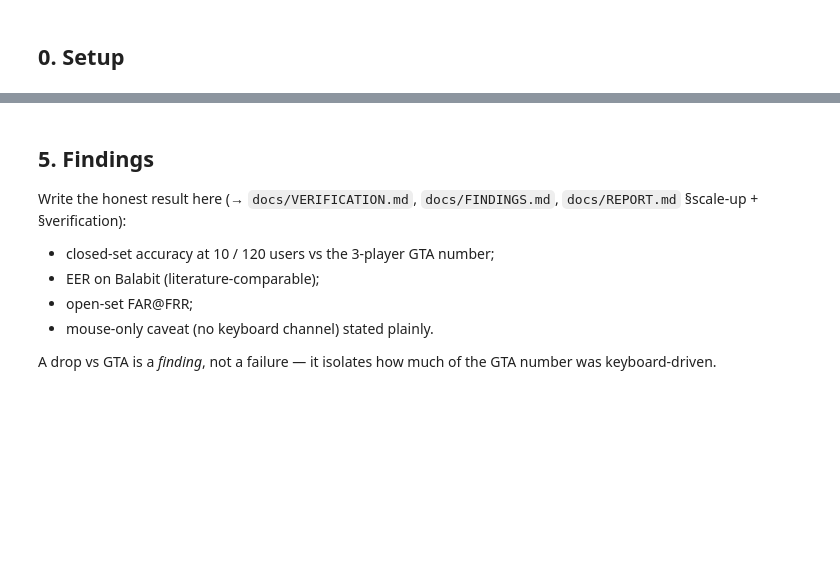
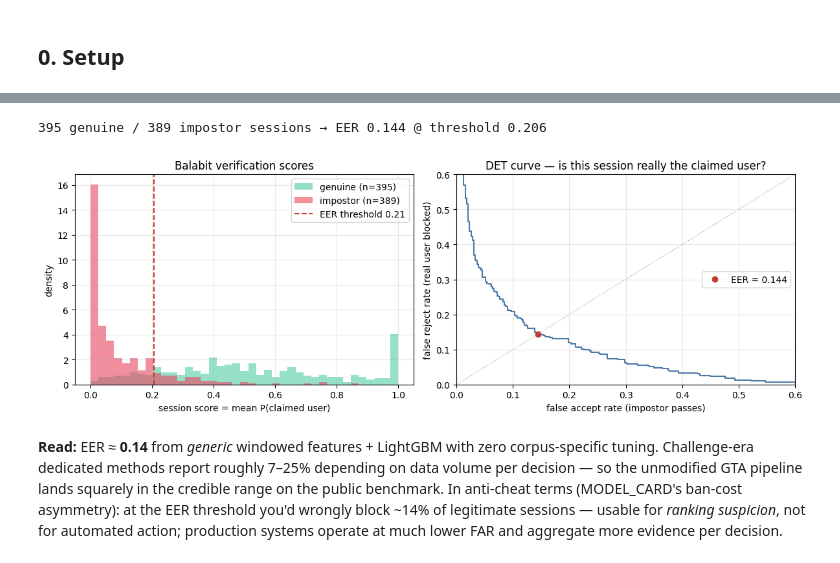
Before and after one commit to Lo1s/behaviorDNA, a Jupyter notebook: notebooks/19_identification_at_scale_public.ipynb, the cells around one changed output, grey strips where cells are left out. Cells and saved outputs as stored; diff of their text form; code cells hidden in the pictures; blank space fills up the shorter version.

```diff
--- a/notebooks/19_identification_at_scale_public.ipynb
+++ b/notebooks/19_identification_at_scale_public.ipynb
@@ -48,13 +131,49 @@ Enrol K users, hold the rest out as **impostors the model has never seen**. Repo
+# %%
+from pipeline.verification import det_curve, eer
+
+feats = windows_frame(adapter.iter_sessions())
+model, scaler, le = fit_classifier(feats)
+
+genuine, impostor = [], []
+for sess, claimed, is_impostor in adapter.iter_test_sessions():
+    wins = session_windows(sess)
+    if wins.empty or claimed not in set(le.classes_):
+        continue
+    proba = predict_proba(model, scaler, wins)
+    score = float(proba[:, int(np.where(le.classes_ == claimed)[0][0])].mean())
+    (impostor if is_impostor else genuine).append(score)
+
+genuine, impostor = np.array(genuine), np.array(impostor)
+e, thr = eer(genuine, impostor)
+print(f"{len(genuine)} genuine / {len(impostor)} impostor sessions → EER {e:.3f} @ threshold {thr:.3f}")
+# %% [output]
+395 genuine / 389 impostor sessions → EER 0.144 @ threshold 0.206
 # %%
-# TODO: max-softmax / score-threshold rejection; FAR @ fixed FRR; sweep the
-# enrolled-vs-unknown split.
+far, frr, _ = det_curve(genuine, impostor)
+
+fig, (ax1, ax2) = plt.subplots(1, 2, figsize=(12, 4.2))
+bins = np.linspace(0, 1, 40)
+ax1.hist(genuine, bins=bins, alpha=0.6, color="#4ecca3", density=True, label=f"genuine (n={len(genuine)})")
+ax1.hist(impostor, bins=bins, alpha=0.6, color="#e94560", density=True, label=f"impostor (n={len(impostor)})")
+ax1.axvline(thr, color="#c0392b", linestyle="--", label=f"EER threshold {thr:.2f}")
+ax1.set_xlabel("session score = mean P(claimed user)")
+ax1.set_ylabel("density")
+ax1.set_title("Balabit verification scores")
+ax1.legend()
+ax1.grid(True, alpha=0.3)
+
+ax2.plot(far, frr, color="#4c78a8")
+ax2.plot([e], [e], "o", color="#c0392b", label=f"EER = {e:.3f}")
+ax2.plot([0, 1], [0, 1], ":", color="#999", linewidth=0.8)
+ax2.set_xlabel("false accept rate (impostor passes)")
+ax2.set_ylabel("false reject rate (real user blocked)")
+ax2.set_xlim(0, 0.6)
+ax2.set_ylim(0, 0.6)
+ax2.set_title("DET curve — is this session really the claimed user?")
+ax2.legend()
+ax2.grid(True, alpha=0.3)
+fig.tight_layout()
+# %% [output]
+[figure, added]
 # %% [markdown]
-## 5. Findings
-
-Write the honest result here (→ `docs/VERIFICATION.md`, `docs/FINDINGS.md`, `docs/REPORT.md` §scale-up + §verification):
-- closed-set accuracy at 10 / 120 users vs the 3-player GTA number;
-- EER on Balabit (literature-comparable);
-- open-set FAR@FRR;
-- mouse-only caveat (no keyboard channel) stated plainly.
-
-A drop vs GTA is a *finding*, not a failure — it isolates how much of the GTA number was keyboard-driven.
+**Read:** EER ≈ **0.14** from *generic* windowed features + LightGBM with zero corpus-specific tuning. Challenge-era dedicated methods report roughly 7–25% depending on data volume per decision — so the unmodified GTA pipeline lands squarely in the credible range on the public benchmark. In anti-cheat terms (MODEL_CARD's ban-cost asymmetry): at the EER threshold you'd wrongly block ~14% of legitimate sessions — usable for *ranking suspicion*, not for automated action; production systems operate at much lower FAR and aggregate more evidence per decision.
```
Also changed, not shown: parts of 14 cells of this notebook, 1 other file.
